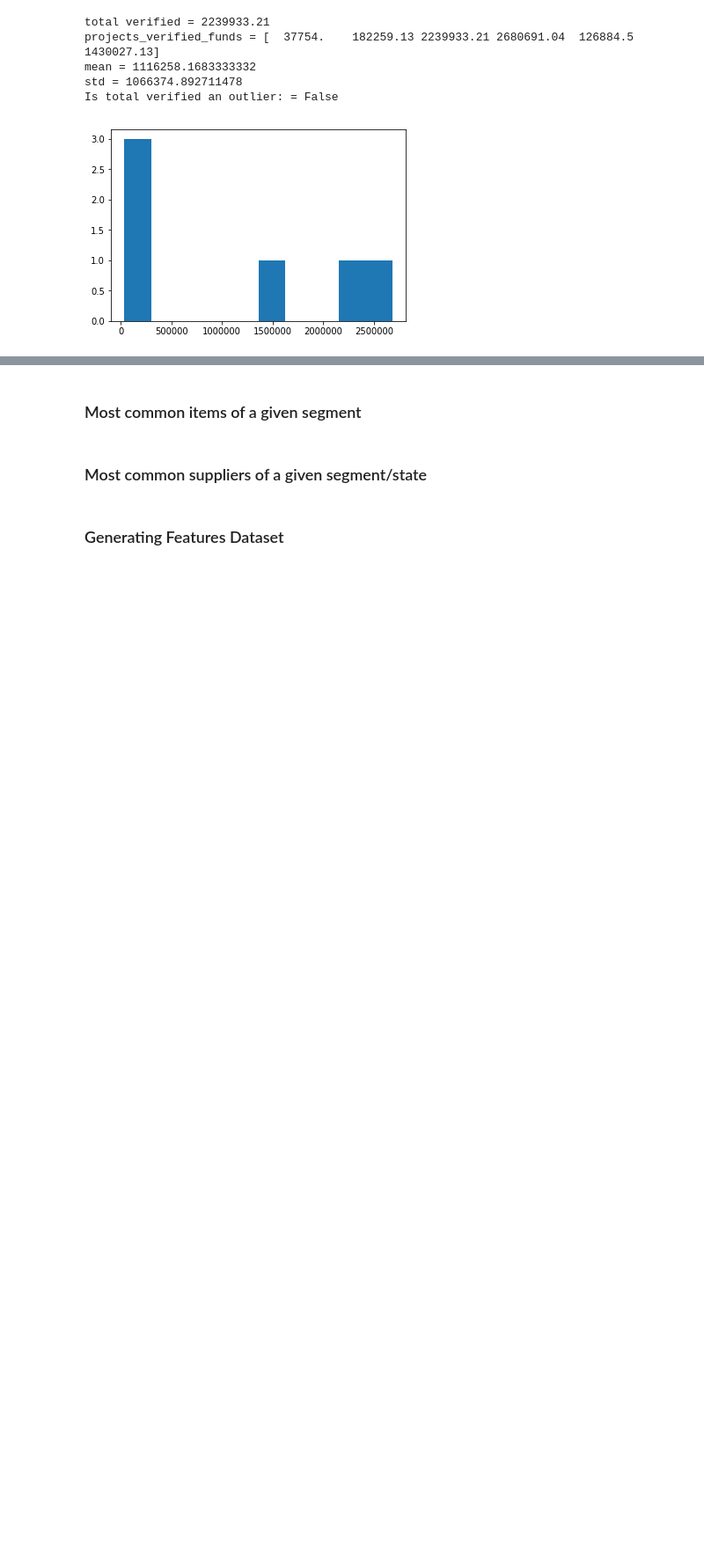
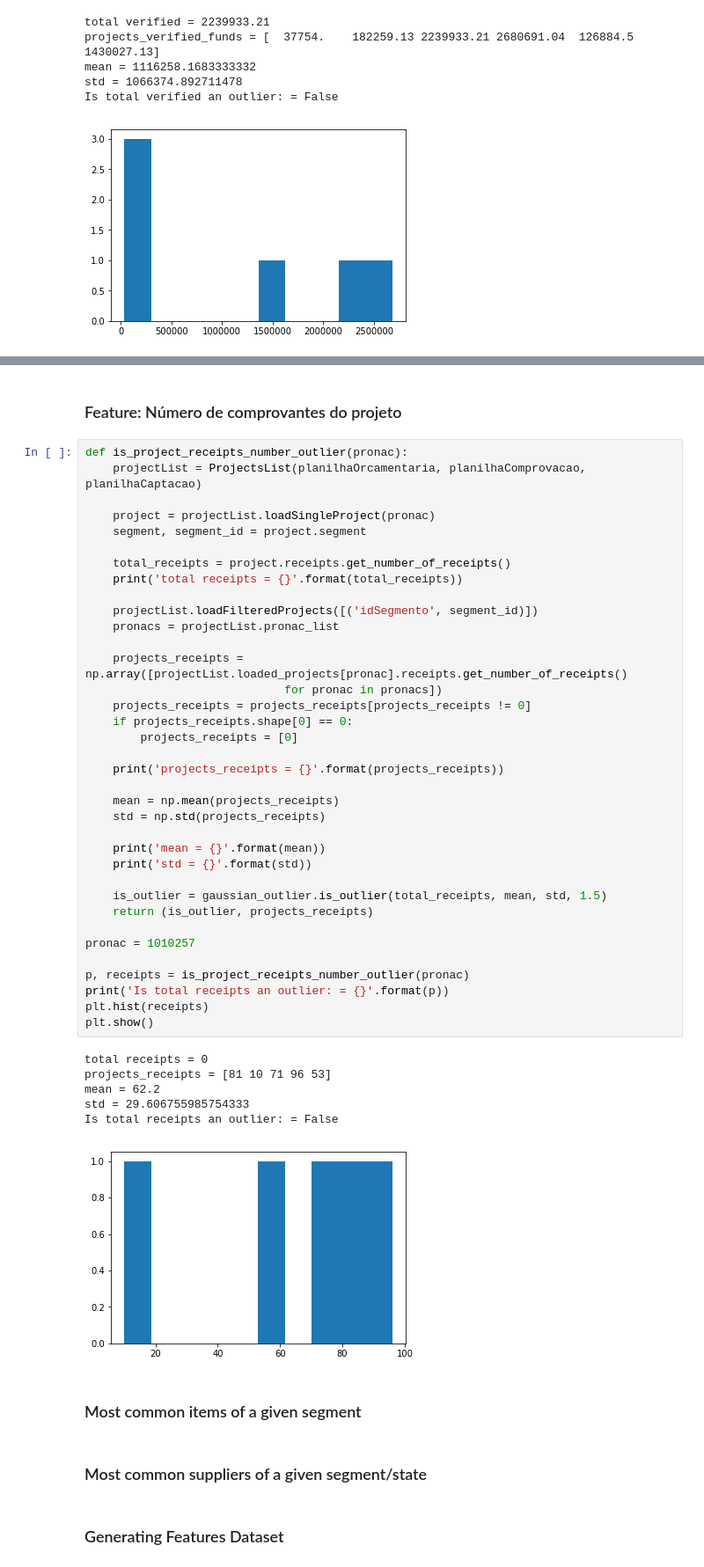
Before and after one commit to lappis-unb/salic-ml, a Jupyter notebook: notebooks/doing/Feature Extraction - Finance.ipynb, the cells around one changed output, grey strips where cells are left out. Shown at 88% size. Cells and saved outputs as stored; diff of their text form; blank space fills up the shorter version.

```diff
--- a/notebooks/doing/Feature Extraction - Finance.ipynb
+++ b/notebooks/doing/Feature Extraction - Finance.ipynb
@@ -461,3 +511,48 @@ Is total verified an outlier: = False
+# %% [markdown]
+### Feature:  Número de comprovantes do projeto
+# %%
+def is_project_receipts_number_outlier(pronac):
+    projectList = ProjectsList(planilhaOrcamentaria, planilhaComprovacao, planilhaCaptacao)
+
+    project = projectList.loadSingleProject(pronac)
+    segment, segment_id = project.segment
+
+    total_receipts = project.receipts.get_number_of_receipts()
+    print('total receipts = {}'.format(total_receipts))
+
+    projectList.loadFilteredProjects([('idSegmento', segment_id)])
+    pronacs = projectList.pronac_list
+
+    projects_receipts = np.array([projectList.loaded_projects[pronac].receipts.get_number_of_receipts()
+                             for pronac in pronacs])
+    projects_receipts = projects_receipts[projects_receipts != 0]
+    if projects_receipts.shape[0] == 0:
+        projects_receipts = [0]
+
+    print('projects_receipts = {}'.format(projects_receipts))
+
+    mean = np.mean(projects_receipts)
+    std = np.std(projects_receipts)
+
+    print('mean = {}'.format(mean))
+    print('std = {}'.format(std))
+
+    is_outlier = gaussian_outlier.is_outlier(total_receipts, mean, std, 1.5)
+    return (is_outlier, projects_receipts)
+
+pronac = 1010257
+
+p, receipts = is_project_receipts_number_outlier(pronac)
+print('Is total receipts an outlier: = {}'.format(p))
+plt.hist(receipts)
+plt.show()
+# %% [output]
+total receipts = 0
+projects_receipts = [81 10 71 96 53]
+mean = 62.2
+std = 29.606755985754333
+Is total receipts an outlier: = False
+[figure, added]
 # %% [markdown]
 ### Most common items of a given segment
 # %% [markdown]
```
Also changed, not shown: parts of 2 cells of this notebook.
